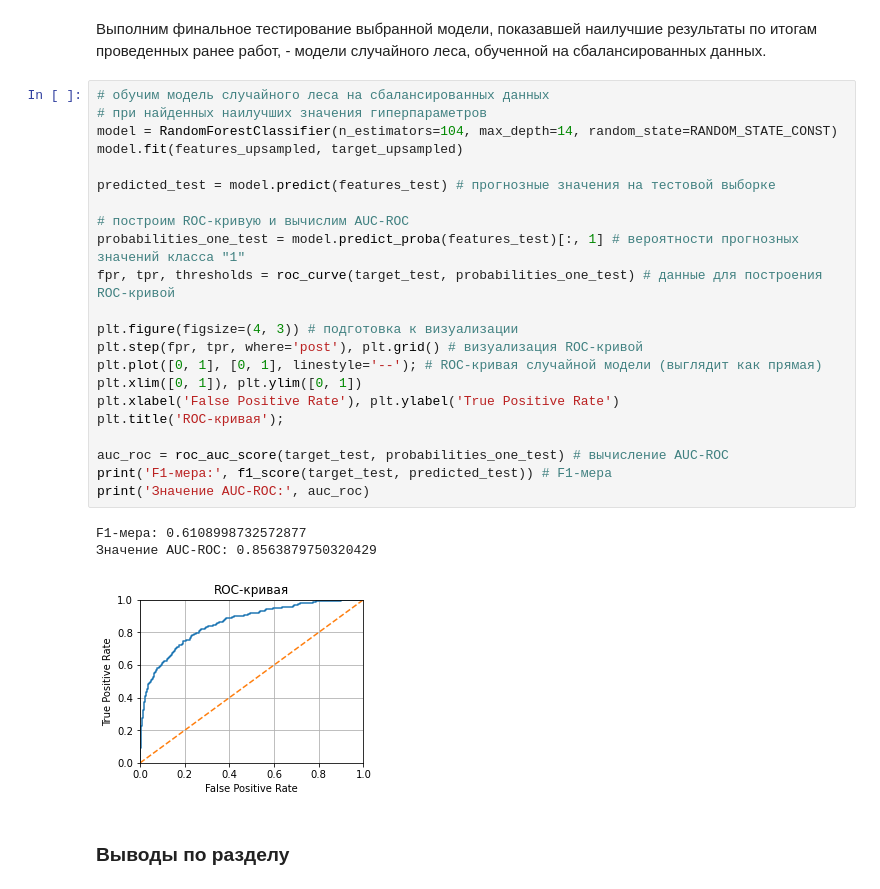
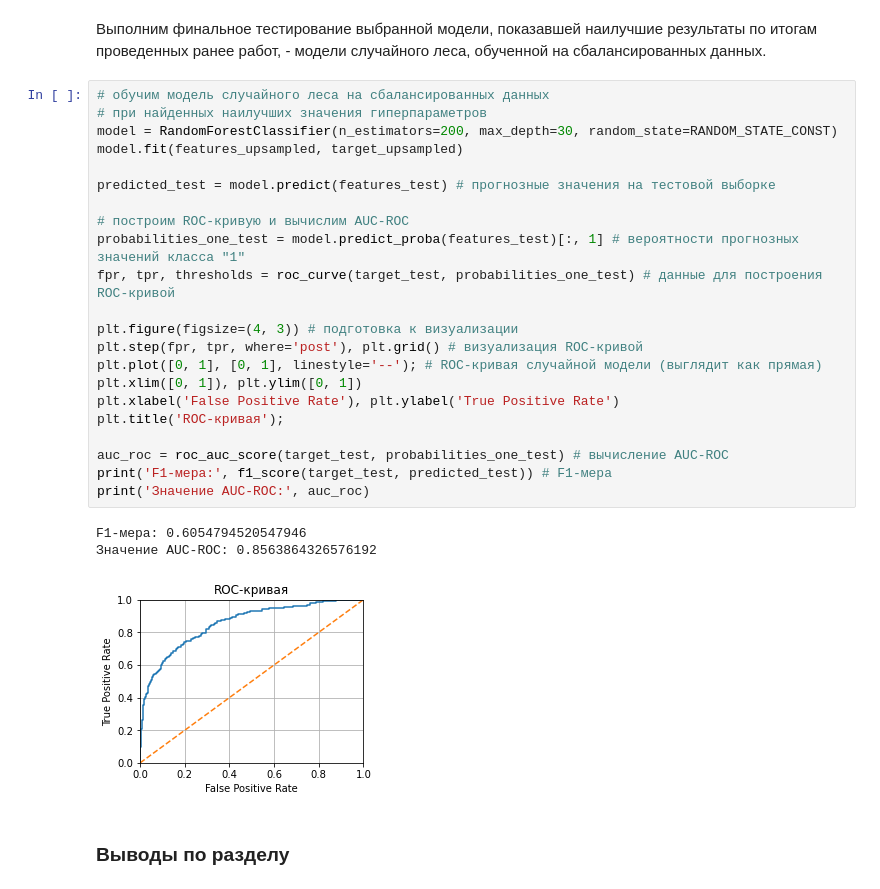
Before and after one commit to jurecki-ds/yandex_practicum_projects_repo_ru, a Jupyter notebook: bank_customer_churn_prediction_project/bank_customer_churn_prediction.ipynb, the cells around one changed output. Saved outputs shown, nothing was run; the diff lists cells and outputs as text.

Commit message:
изменены гиперпараметры модели на финальном тестировании: n_estimators=200, max_depth=30

```diff
--- a/bank_customer_churn_prediction_project/bank_customer_churn_prediction.ipynb
+++ b/bank_customer_churn_prediction_project/bank_customer_churn_prediction.ipynb
@@ -838,29 +838,29 @@ F1-мера: 0.6073793755912962
 # %%
 # обучим модель случайного леса на сбалансированных данных
 # при найденных наилучших значения гиперпараметров
-model = RandomForestClassifier(n_estimators=104, max_depth=14, random_state=RANDOM_STATE_CONST)
+model = RandomForestClassifier(n_estimators=200, max_depth=30, random_state=RANDOM_STATE_CONST)
 model.fit(features_upsampled, target_upsampled)
 
 predicted_test = model.predict(features_test) # прогнозные значения на тестовой выборке
 
 # построим ROC-кривую и вычислим AUC-ROC
 probabilities_one_test = model.predict_proba(features_test)[:, 1] # вероятности прогнозных значений класса "1"
 fpr, tpr, thresholds = roc_curve(target_test, probabilities_one_test) # данные для построения ROC-кривой
 
 plt.figure(figsize=(4, 3)) # подготовка к визуализации
 plt.step(fpr, tpr, where='post'), plt.grid() # визуализация ROC-кривой
 plt.plot([0, 1], [0, 1], linestyle='--'); # ROC-кривая случайной модели (выглядит как прямая)
 plt.xlim([0, 1]), plt.ylim([0, 1])
 plt.xlabel('False Positive Rate'), plt.ylabel('True Positive Rate')
 plt.title('ROC-кривая');
 
 auc_roc = roc_auc_score(target_test, probabilities_one_test) # вычисление AUC-ROC
 print('F1-мера:', f1_score(target_test, predicted_test)) # F1-мера
 print('Значение AUC-ROC:', auc_roc)
 # %% [output]
-F1-мера: 0.6108998732572877
-Значение AUC-ROC: 0.8563879750320429
+F1-мера: 0.6054794520547946
+Значение AUC-ROC: 0.8563864326576192
-[figure, old version]
+[figure, new version]
 # %% [markdown]
 ### Выводы по разделу
 # %% [markdown]
```
